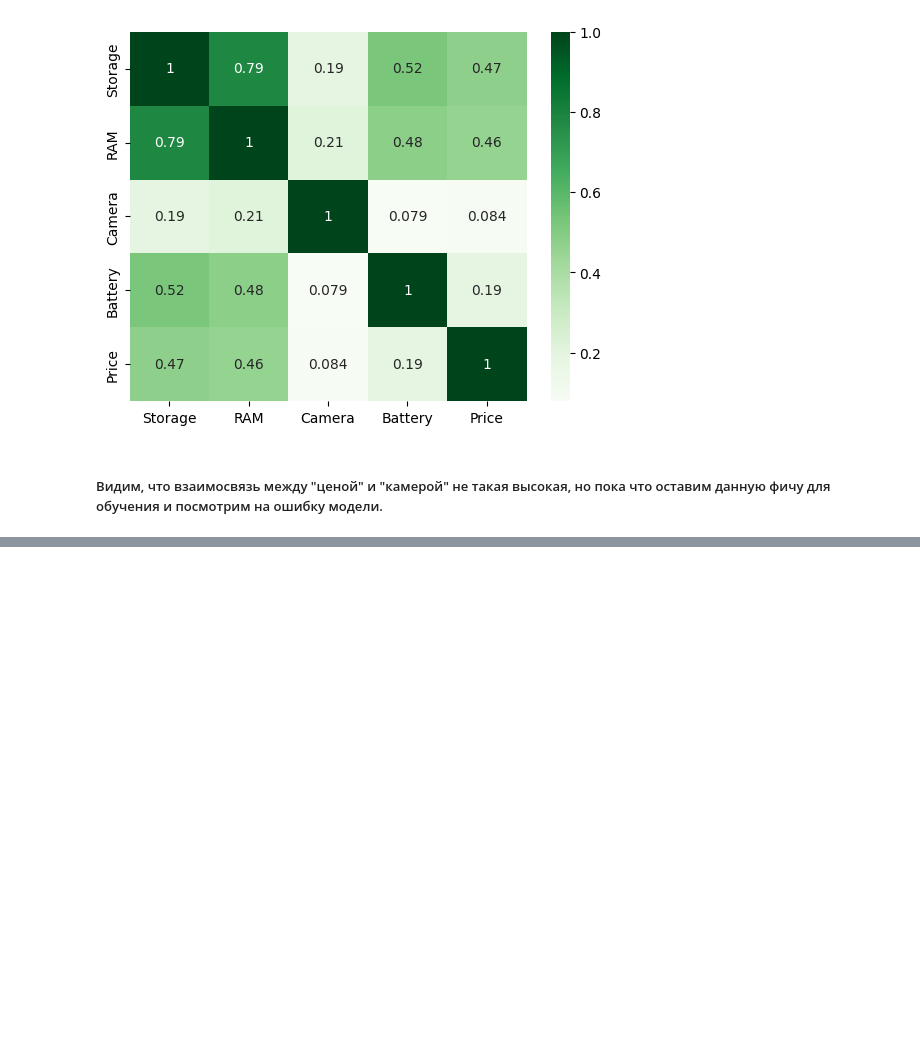
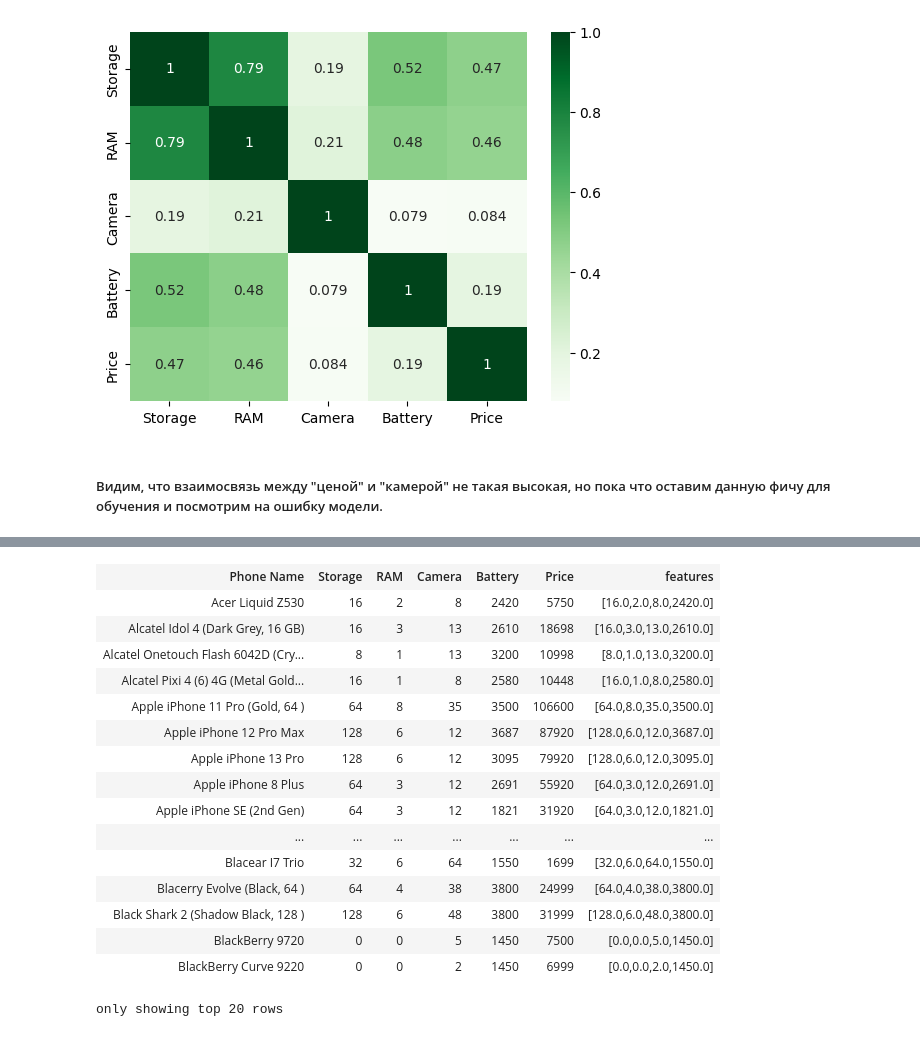
Before and after one commit to shs69/coursework_4_term, a Jupyter notebook: spark.ipynb, the cells around one changed output, grey strips where cells are left out. Cells and saved outputs as stored; diff of their text form; code cells hidden in the pictures; blank space fills up the shorter version.

```diff
--- a/spark.ipynb
+++ b/spark.ipynb
@@ -244,3 +262,23 @@ only showing top 20 rows
+# %%
+test_df
+# %% [output]
+| Phone Name | Storage | RAM | Camera | Battery | Price | features |
+| Acer Liquid Z530 | 16 | 2 | 8 | 2420 | 5750 | [16.0,2.0,8.0,2420.0] |
+| Alcatel Idol 4 (Dark Grey, 16 GB) | 16 | 3 | 13 | 2610 | 18698 | [16.0,3.0,13.0,2610.0] |
+| Alcatel Onetouch Flash 6042D (Cry... | 8 | 1 | 13 | 3200 | 10998 | [8.0,1.0,13.0,3200.0] |
+| Alcatel Pixi 4 (6) 4G (Metal Gold... | 16 | 1 | 8 | 2580 | 10448 | [16.0,1.0,8.0,2580.0] |
+| Apple iPhone 11 Pro (Gold, 64 ) | 64 | 8 | 35 | 3500 | 106600 | [64.0,8.0,35.0,3500.0] |
+| Apple iPhone 12 Pro Max | 128 | 6 | 12 | 3687 | 87920 | [128.0,6.0,12.0,3687.0] |
+| Apple iPhone 13 Pro | 128 | 6 | 12 | 3095 | 79920 | [128.0,6.0,12.0,3095.0] |
+| Apple iPhone 8 Plus | 64 | 3 | 12 | 2691 | 55920 | [64.0,3.0,12.0,2691.0] |
+| Apple iPhone SE (2nd Gen) | 64 | 3 | 12 | 1821 | 31920 | [64.0,3.0,12.0,1821.0] |
+| ... | ... | ... | ... | ... | ... | ... |
+| Blacear I7 Trio | 32 | 6 | 64 | 1550 | 1699 | [32.0,6.0,64.0,1550.0] |
+| Blacerry Evolve (Black, 64 ) | 64 | 4 | 38 | 3800 | 24999 | [64.0,4.0,38.0,3800.0] |
+| Black Shark 2 (Shadow Black, 128 ) | 128 | 6 | 48 | 3800 | 31999 | [128.0,6.0,48.0,3800.0] |
+| BlackBerry 9720 | 0 | 0 | 5 | 1450 | 7500 | [0.0,0.0,5.0,1450.0] |
+| BlackBerry Curve 9220 | 0 | 0 | 2 | 1450 | 6999 | [0.0,0.0,2.0,1450.0] |
+only showing top 20 rows
 # %%
 from pyspark.ml.regression import GBTRegressor
 
```
Also changed, not shown: parts of 25 cells of this notebook.
